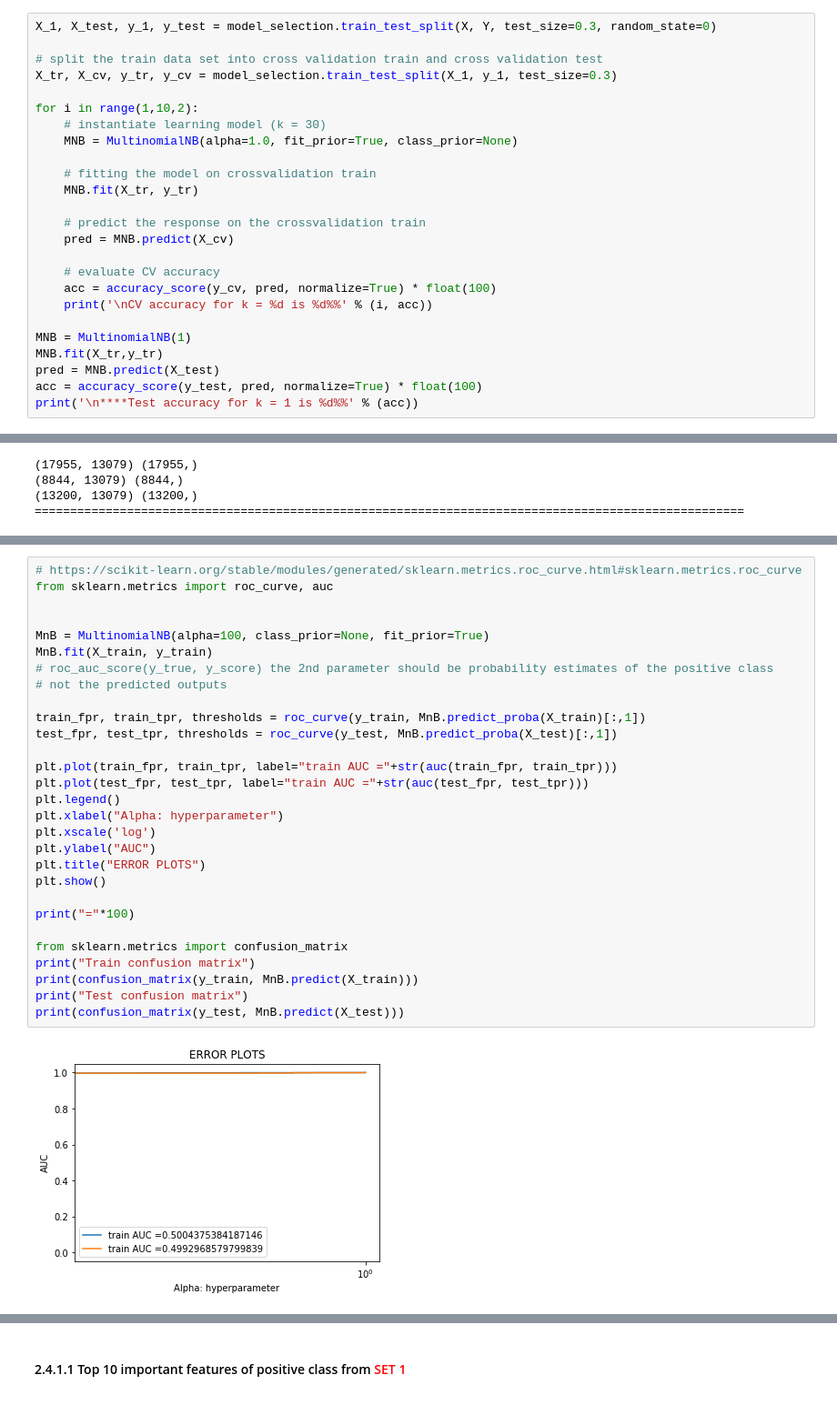
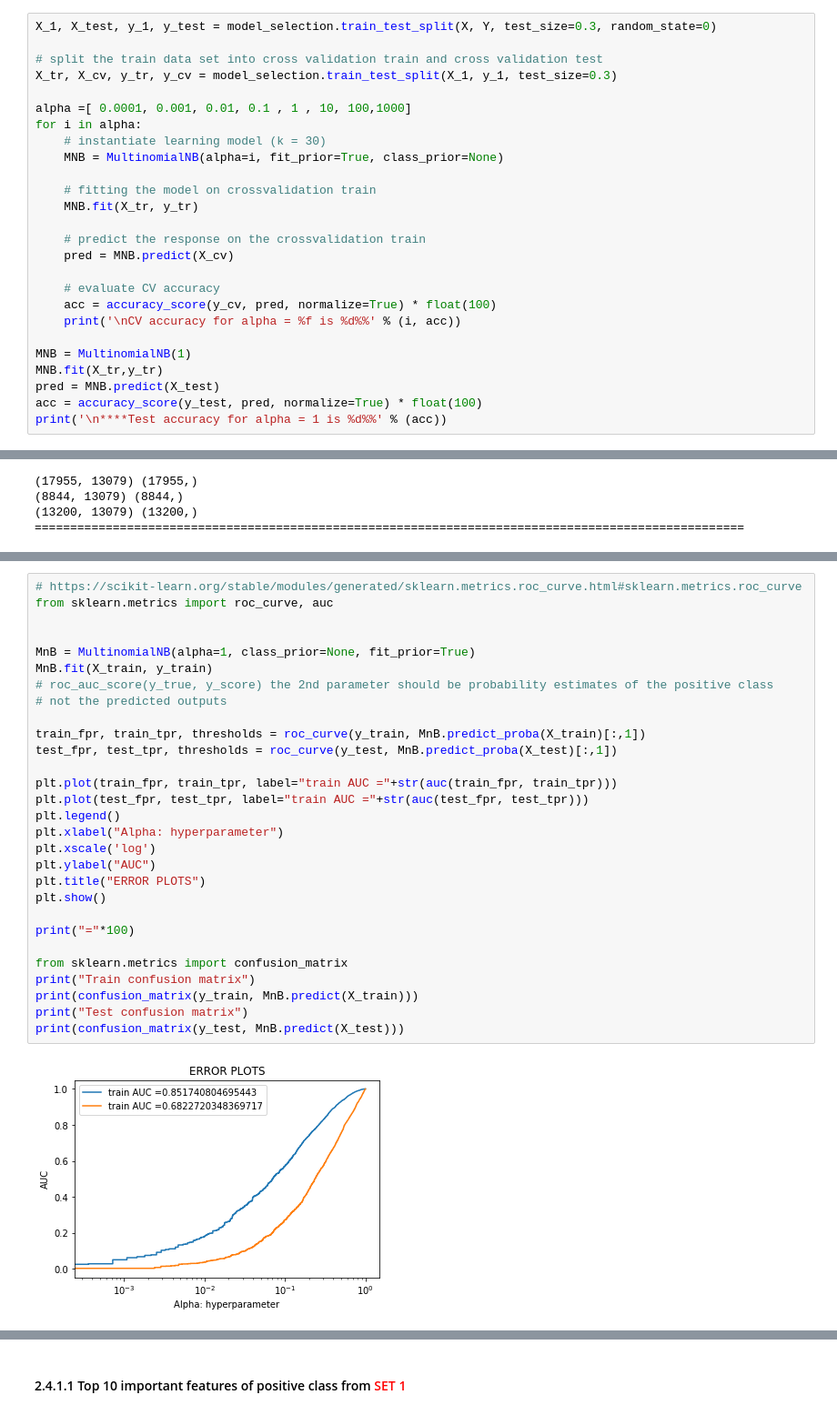
Before and after one commit to ysnvatsal/DataScience, a Jupyter notebook: Naive_Bayes_Modelling_on_donors_data.ipynb, the cells around one changed output, grey strips where cells are left out. Shown at 91% size. Drawn from its saved outputs; the diff is of its cells as text.

```diff
--- a/Naive_Bayes_Modelling_on_donors_data.ipynb
+++ b/Naive_Bayes_Modelling_on_donors_data.ipynb
@@ -864,9 +864,10 @@ X_1, X_test, y_1, y_test = model_selection.train_test_split(X, Y, test_size=0.3,
 # split the train data set into cross validation train and cross validation test
 X_tr, X_cv, y_tr, y_cv = model_selection.train_test_split(X_1, y_1, test_size=0.3)
 
-for i in range(1,10,2):
+alpha =[ 0.0001, 0.001, 0.01, 0.1 , 1 , 10, 100,1000]
+for i in alpha:
     # instantiate learning model (k = 30)
-    MNB = MultinomialNB(alpha=1.0, fit_prior=True, class_prior=None)
+    MNB = MultinomialNB(alpha=i, fit_prior=True, class_prior=None)
 
     # fitting the model on crossvalidation train
     MNB.fit(X_tr, y_tr)
@@ -876,11 +877,11 @@ for i in range(1,10,2):
 
     # evaluate CV accuracy
     acc = accuracy_score(y_cv, pred, normalize=True) * float(100)
-    print('\nCV accuracy for k = %d is %d%%' % (i, acc))
+    print('\nCV accuracy for alpha = %f is %d%%' % (i, acc))
 
 MNB = MultinomialNB(1)
 MNB.fit(X_tr,y_tr)
 pred = MNB.predict(X_test)
 acc = accuracy_score(y_test, pred, normalize=True) * float(100)
-print('\n****Test accuracy for k = 1 is %d%%' % (acc))
+print('\n****Test accuracy for alpha = 1 is %d%%' % (acc))
 # %% [output]
@@ -995,33 +1002,33 @@ plt.show()
 # %%
 # https://scikit-learn.org/stable/modules/generated/sklearn.metrics.roc_curve.html#sklearn.metrics.roc_curve
 from sklearn.metrics import roc_curve, auc
 
 
-MnB = MultinomialNB(alpha=100, class_prior=None, fit_prior=True)
+MnB = MultinomialNB(alpha=1, class_prior=None, fit_prior=True)
 MnB.fit(X_train, y_train)
 # roc_auc_score(y_true, y_score) the 2nd parameter should be probability estimates of the positive class
 # not the predicted outputs
 
 train_fpr, train_tpr, thresholds = roc_curve(y_train, MnB.predict_proba(X_train)[:,1])
 test_fpr, test_tpr, thresholds = roc_curve(y_test, MnB.predict_proba(X_test)[:,1])
 
 plt.plot(train_fpr, train_tpr, label="train AUC ="+str(auc(train_fpr, train_tpr)))
 plt.plot(test_fpr, test_tpr, label="train AUC ="+str(auc(test_fpr, test_tpr)))
 plt.legend()
 plt.xlabel("Alpha: hyperparameter")
 plt.xscale('log')
 plt.ylabel("AUC")
 plt.title("ERROR PLOTS")
 plt.show()
 
 print("="*100)
 
 from sklearn.metrics import confusion_matrix
 print("Train confusion matrix")
 print(confusion_matrix(y_train, MnB.predict(X_train)))
 print("Test confusion matrix")
 print(confusion_matrix(y_test, MnB.predict(X_test)))
 # %% [output]
-[figure, old version]
+[figure, new version]
 ====================================================================================================
 Train confusion matrix
```
Also changed, not shown: parts of 3 cells of this notebook.
